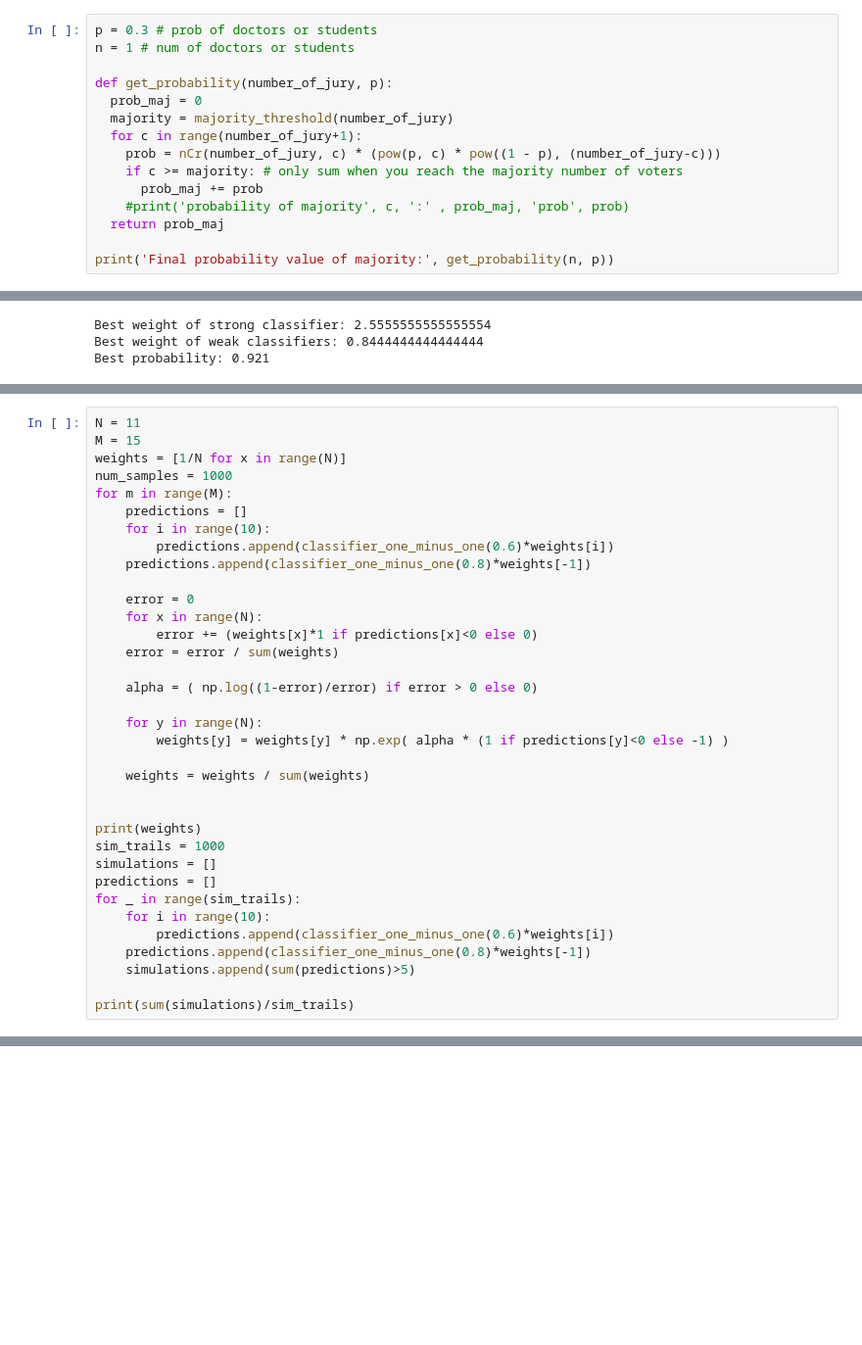
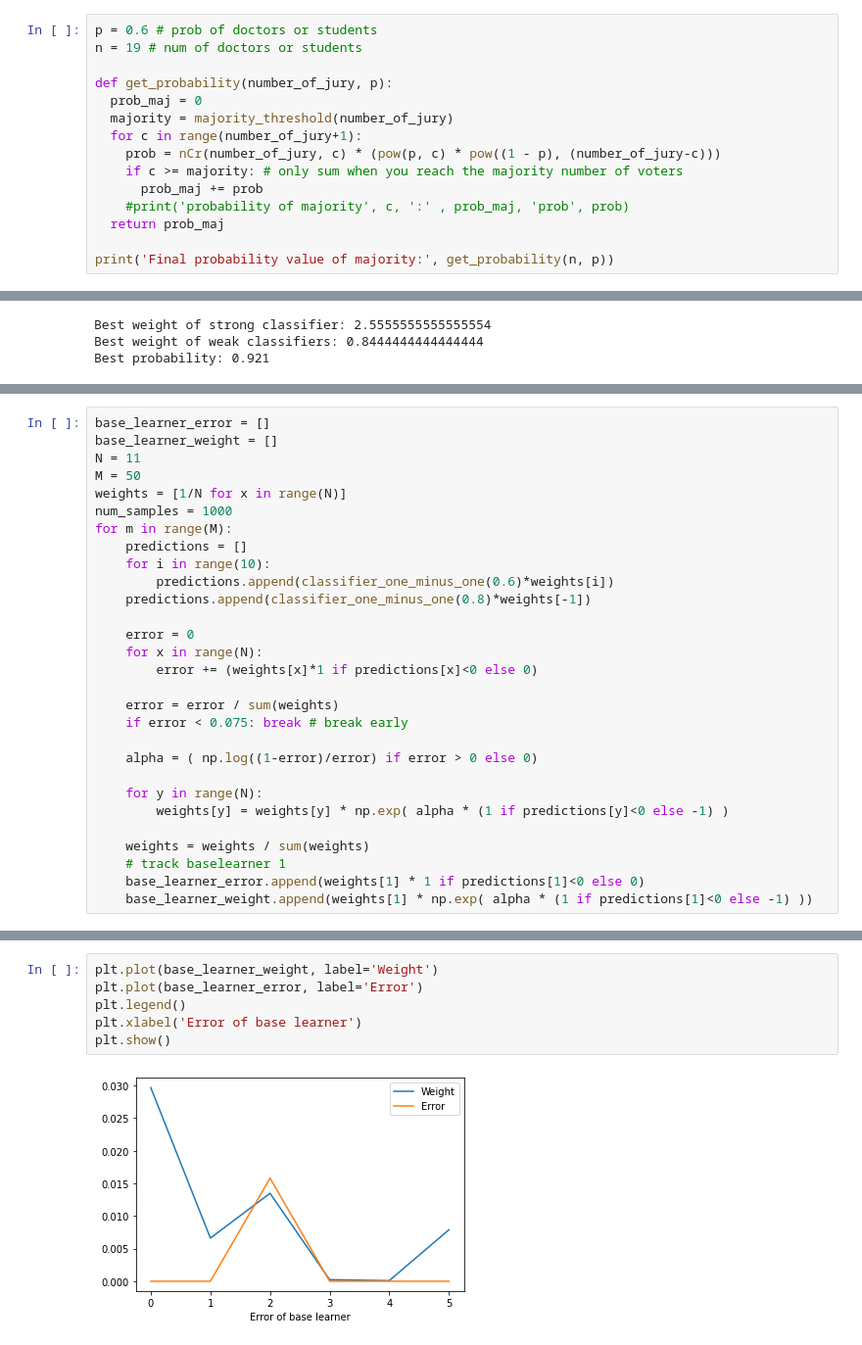
Before and after one commit to arocapedro/NC-ensemble-learning, a Jupyter notebook: NC_assignment5.ipynb, the cells around one changed output, grey strips where cells are left out. Shown at 98% size. Cells and saved outputs as stored; diff of their text form; blank space fills up the shorter version.

```diff
--- a/NC_assignment5.ipynb
+++ b/NC_assignment5.ipynb
@@ -15,8 +15,8 @@ def majority_threshold(n):
 # %% [markdown]
 # Simulation (2b)
 # %%
-p = 0.3 # prob of doctors or students
-n = 1 # num of doctors or students
+p = 0.6 # prob of doctors or students
+n = 19 # num of doctors or students
 
 def get_probability(number_of_jury, p):
   prob_maj = 0
@@ -132,6 +127,8 @@ Best probability: 0.921
 # %%
+base_learner_error = []
+base_learner_weight = []
 N = 11
-M = 15
+M = 50
 weights = [1/N for x in range(N)]
 num_samples = 1000
 for m in range(M):
@@ -143,7 +140,9 @@ for m in range(M):
     error = 0
     for x in range(N):
         error += (weights[x]*1 if predictions[x]<0 else 0)
+
     error = error / sum(weights)
+    if error < 0.075: break # break early
 
     alpha = ( np.log((1-error)/error) if error > 0 else 0)
 
@@ -151,16 +150,6 @@ for m in range(M):
         weights[y] = weights[y] * np.exp( alpha * (1 if predictions[y]<0 else -1) )
 
     weights = weights / sum(weights)
-
-
-print(weights)
-sim_trails = 1000
-simulations = []
-predictions = []
-for _ in range(sim_trails):
-    for i in range(10):
-        predictions.append(classifier_one_minus_one(0.6)*weights[i])
-    predictions.append(classifier_one_minus_one(0.8)*weights[-1])
-    simulations.append(sum(predictions)>5)
-
-print(sum(simulations)/sim_trails)
+    # track baselearner 1
+    base_learner_error.append(weights[1] * 1 if predictions[1]<0 else 0)
+    base_learner_weight.append(weights[1] * np.exp( alpha * (1 if predictions[1]<0 else -1) ))
@@ -224,0 +174,8 @@ weights
+# %%
+plt.plot(base_learner_weight, label='Weight')
+plt.plot(base_learner_error, label='Error')
+plt.legend()
+plt.xlabel('Error of base learner')
+plt.show()
+# %% [output]
+[figure, added]
```
Also changed, not shown: parts of 11 cells of this notebook.
